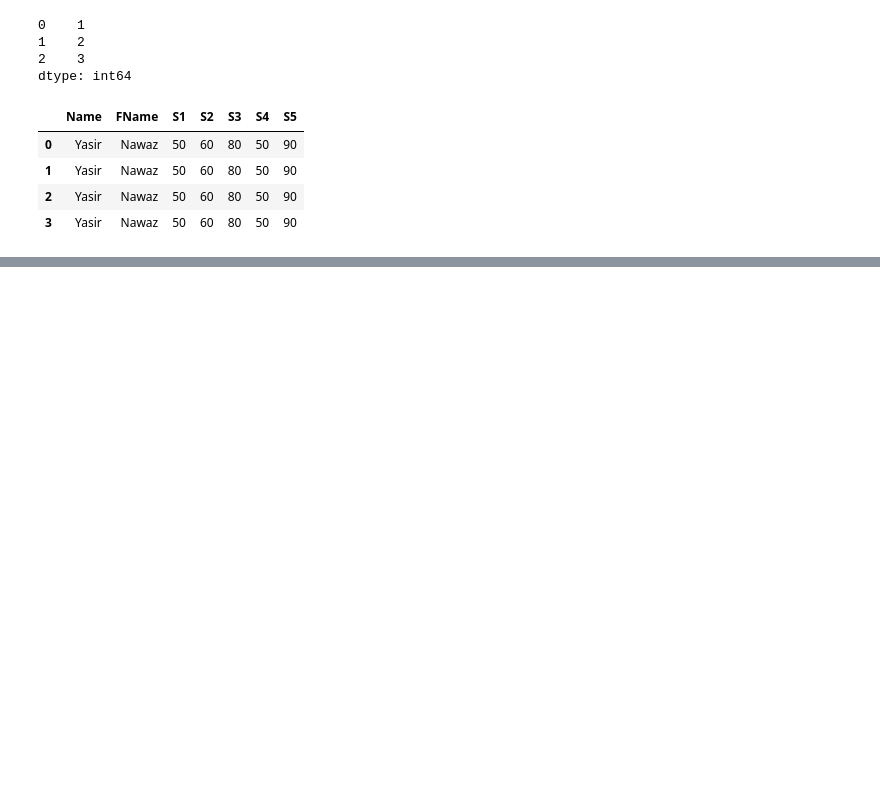
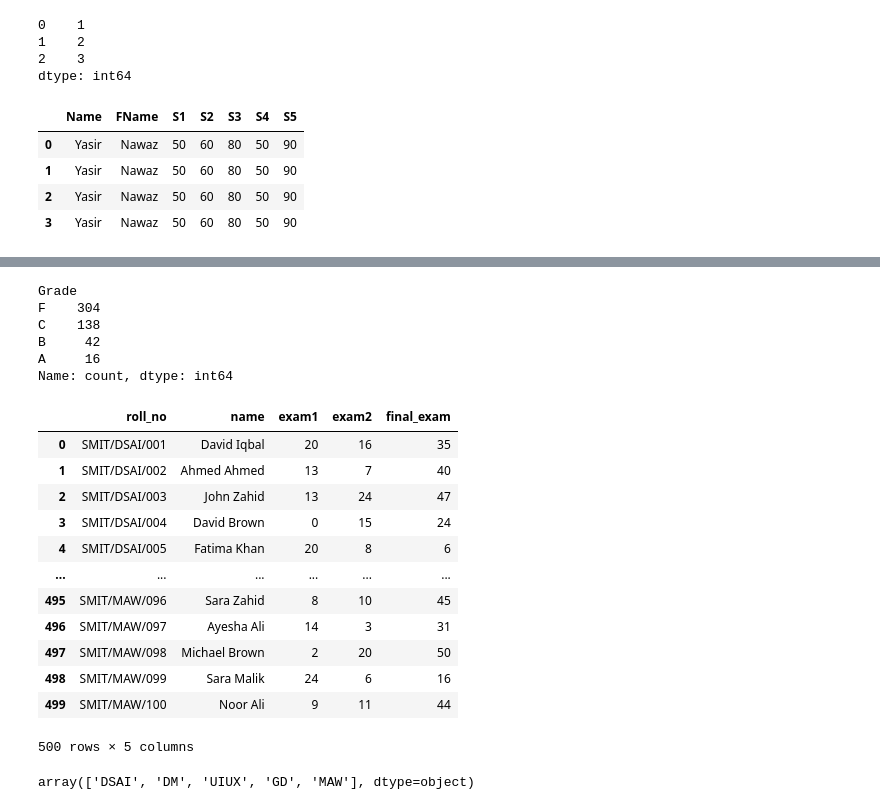
Before and after one commit to memonY49/SMIT-AI-DS-Batch-4, a Jupyter notebook: pandas_practice.ipynb, the cells around one changed output, grey strips where cells are left out. Cells and saved outputs as stored; diff of their text form; code cells hidden in the pictures; blank space fills up the shorter version.

```diff
--- a/pandas_practice.ipynb
+++ b/pandas_practice.ipynb
@@ -63,0 +648,26 @@ df1
+# %%
+student_data.Grade.value_counts()
+# %% [output]
+Grade
+F    304
+C    138
+B     42
+A     16
+Name: count, dtype: int64
+# %%
+student_df = pd.read_csv("students_five_classes.csv")
+student_df
+# %% [output]
+|  | roll_no | name | exam1 | exam2 | final_exam |
+| 0 | SMIT/DSAI/001 | David Iqbal | 20 | 16 | 35 |
+| 1 | SMIT/DSAI/002 | Ahmed Ahmed | 13 | 7 | 40 |
+| 2 | SMIT/DSAI/003 | John Zahid | 13 | 24 | 47 |
+| 3 | SMIT/DSAI/004 | David Brown | 0 | 15 | 24 |
+| 4 | SMIT/DSAI/005 | Fatima Khan | 20 | 8 | 6 |
+| ... | ... | ... | ... | ... | ... |
+| 495 | SMIT/MAW/096 | Sara Zahid | 8 | 10 | 45 |
+| 496 | SMIT/MAW/097 | Ayesha Ali | 14 | 3 | 31 |
+| 497 | SMIT/MAW/098 | Michael Brown | 2 | 20 | 50 |
+| 498 | SMIT/MAW/099 | Sara Malik | 24 | 6 | 16 |
+| 499 | SMIT/MAW/100 | Noor Ali | 9 | 11 | 44 |
+500 rows × 5 columns
@@ -63,0 +676,4 @@ df1
+# %%
+student_df['class'].unique()
+# %% [output]
+array(['DSAI', 'DM', 'UIUX', 'GD', 'MAW'], dtype=object)
```
Also changed, not shown: parts of 70 cells of this notebook, 4 other files.
